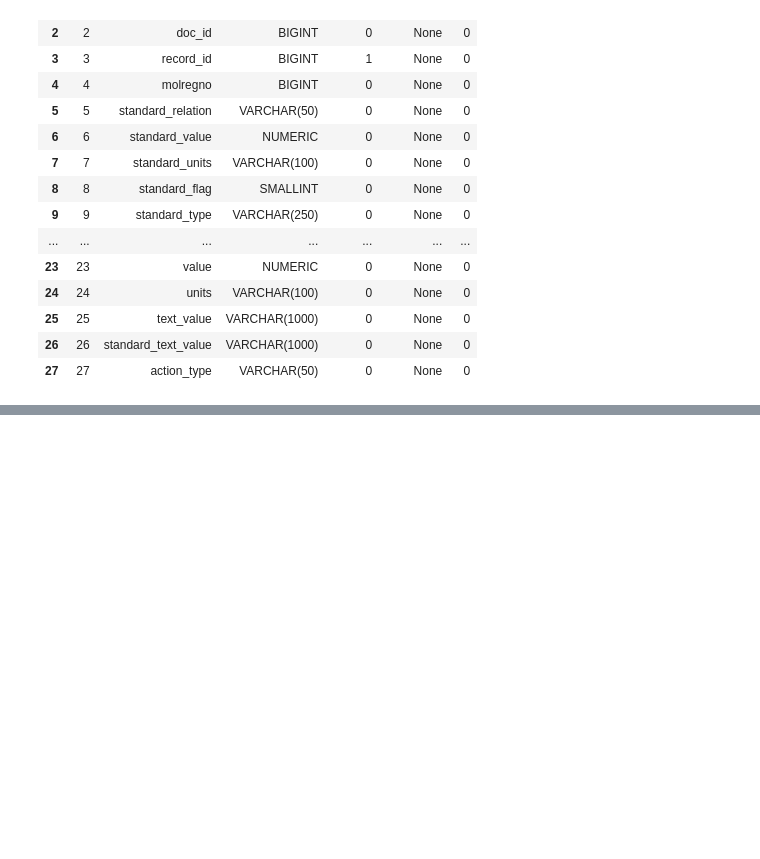
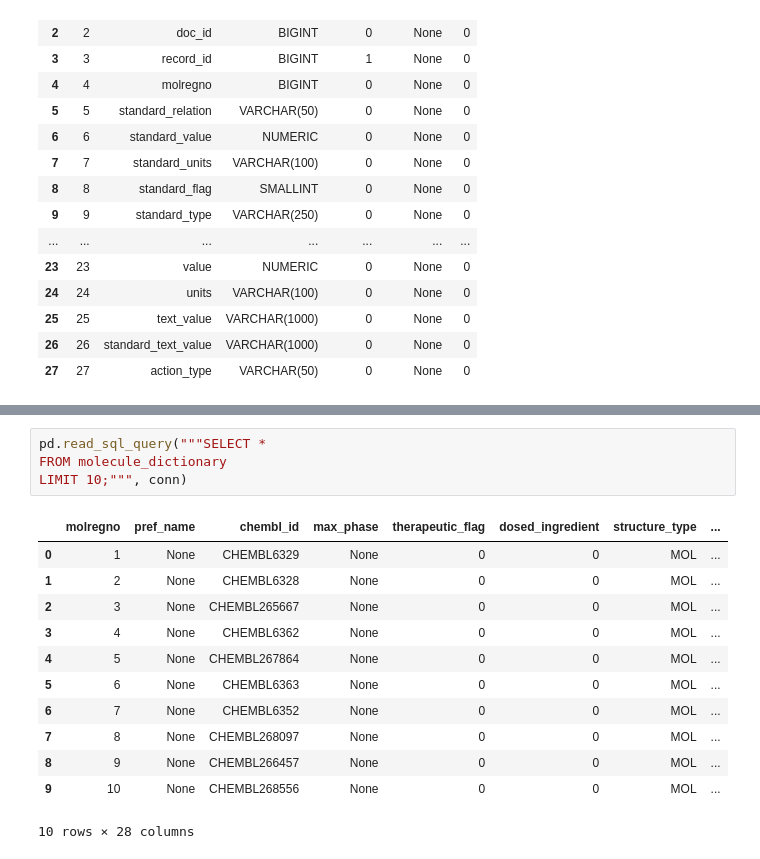
Before and after one commit to mberdakin/chembl-bioactivity-prediction, a Jupyter notebook: notebooks/01_chembl_schema_exploration.ipynb.ipynb, the cells around one changed output, grey strips where cells are left out. Cells and saved outputs as stored; diff of their text form; blank space fills up the shorter version.

```diff
--- a/notebooks/01_chembl_schema_exploration.ipynb.ipynb
+++ b/notebooks/01_chembl_schema_exploration.ipynb.ipynb
@@ -83,0 +117,17 @@ print(df)
+# %%
+pd.read_sql_query("""SELECT *
+FROM molecule_dictionary
+LIMIT 10;""", conn)
+# %% [output]
+|  | molregno | pref_name | chembl_id | max_phase | therapeutic_flag | dosed_ingredient | structure_type | ... |
+| 0 | 1 | None | CHEMBL6329 | None | 0 | 0 | MOL | ... |
+| 1 | 2 | None | CHEMBL6328 | None | 0 | 0 | MOL | ... |
+| 2 | 3 | None | CHEMBL265667 | None | 0 | 0 | MOL | ... |
+| 3 | 4 | None | CHEMBL6362 | None | 0 | 0 | MOL | ... |
+| 4 | 5 | None | CHEMBL267864 | None | 0 | 0 | MOL | ... |
+| 5 | 6 | None | CHEMBL6363 | None | 0 | 0 | MOL | ... |
+| 6 | 7 | None | CHEMBL6352 | None | 0 | 0 | MOL | ... |
+| 7 | 8 | None | CHEMBL268097 | None | 0 | 0 | MOL | ... |
+| 8 | 9 | None | CHEMBL266457 | None | 0 | 0 | MOL | ... |
+| 9 | 10 | None | CHEMBL268556 | None | 0 | 0 | MOL | ... |
+10 rows × 28 columns
```
Also changed, not shown: parts of 18 cells of this notebook.
